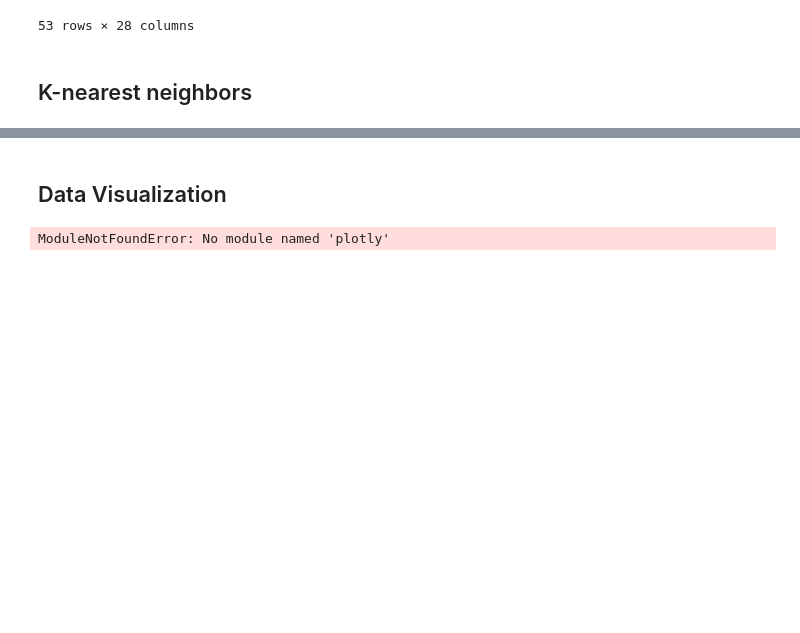
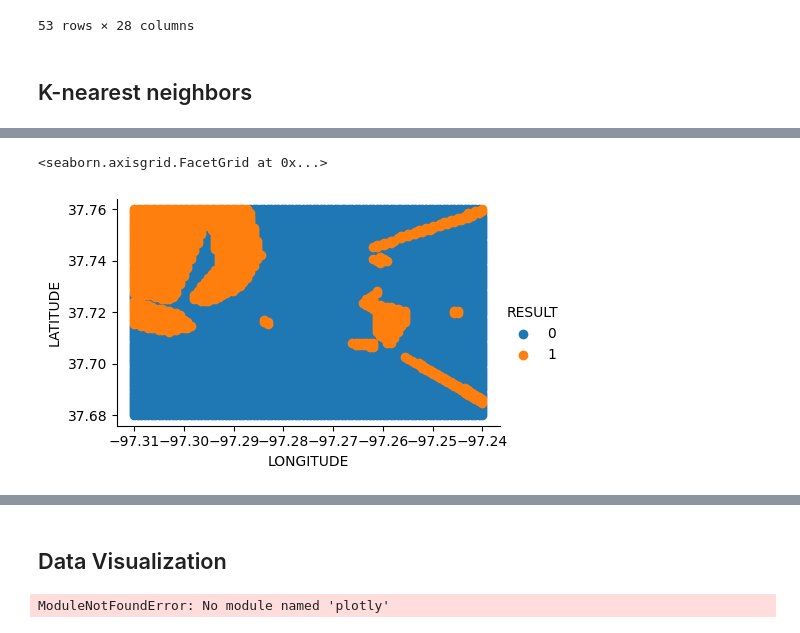
Before and after one commit to MarshallMor/Data-Science-Project, a Jupyter notebook: Group 5 Milestone 2.ipynb, the cells around one changed output, grey strips where cells are left out. Cells and saved outputs as stored; diff of their text form; code cells hidden in the pictures; blank space fills up the shorter version.

```diff
--- a/Group 5 Milestone 2.ipynb
+++ b/Group 5 Milestone 2.ipynb
@@ -275,0 +323,19 @@ apartments_geolocation
+# %%
+#Train classifier on the optimal k that we chose from the plot
+k = 4
+knn = KNeighborsClassifier(n_neighbors=k)
+knn.fit(X_train, y_train)
+preds = knn.predict(X_test)
+
+#Confusion matrix
+cf_matrix_knn=metrics.confusion_matrix(y_test, preds)
+
+#Performance metrics
+print(metrics.confusion_matrix(y_test, preds))
+print(metrics.classification_report(y_test, preds))
+
+cohen_knn = metrics.cohen_kappa_score(y_test, preds)
+print('Cohen Kappa: %.3f' % cohen_knn)
+
+auc_score_knn = metrics.roc_auc_score(y_test,preds)
+print('AUC: %.3f' % auc_score_knn)
@@ -275,0 +362,11 @@ apartments_geolocation
+# %%
+# Create grid of all possible combinations between lat range and long range
+lat,long = np.mgrid[37.68:37.76:100j, -97.31:-97.24:100j] #Complex number at the end specifies number of data points
+
+df_to_map=pd.DataFrame()
+
+df_to_map['LATITUDE']=lat.flatten()
+df_to_map['LONGITUDE']=long.flatten()
+
+df_to_map['RESULT']=knn.predict(df_to_map[['LATITUDE','LONGITUDE']])
+df_to_map['RESULT']
@@ -275,0 +386,6 @@ apartments_geolocation
+# %%
+fg = sns.FacetGrid(data=df_to_map, hue='RESULT', aspect=1.61)
+fg.map(plt.scatter, 'LONGITUDE', 'LATITUDE').add_legend()
+# %% [output]
+<seaborn.axisgrid.FacetGrid at 0x...>
+[figure, added]
```
Also changed, not shown: parts of 9 cells of this notebook.
